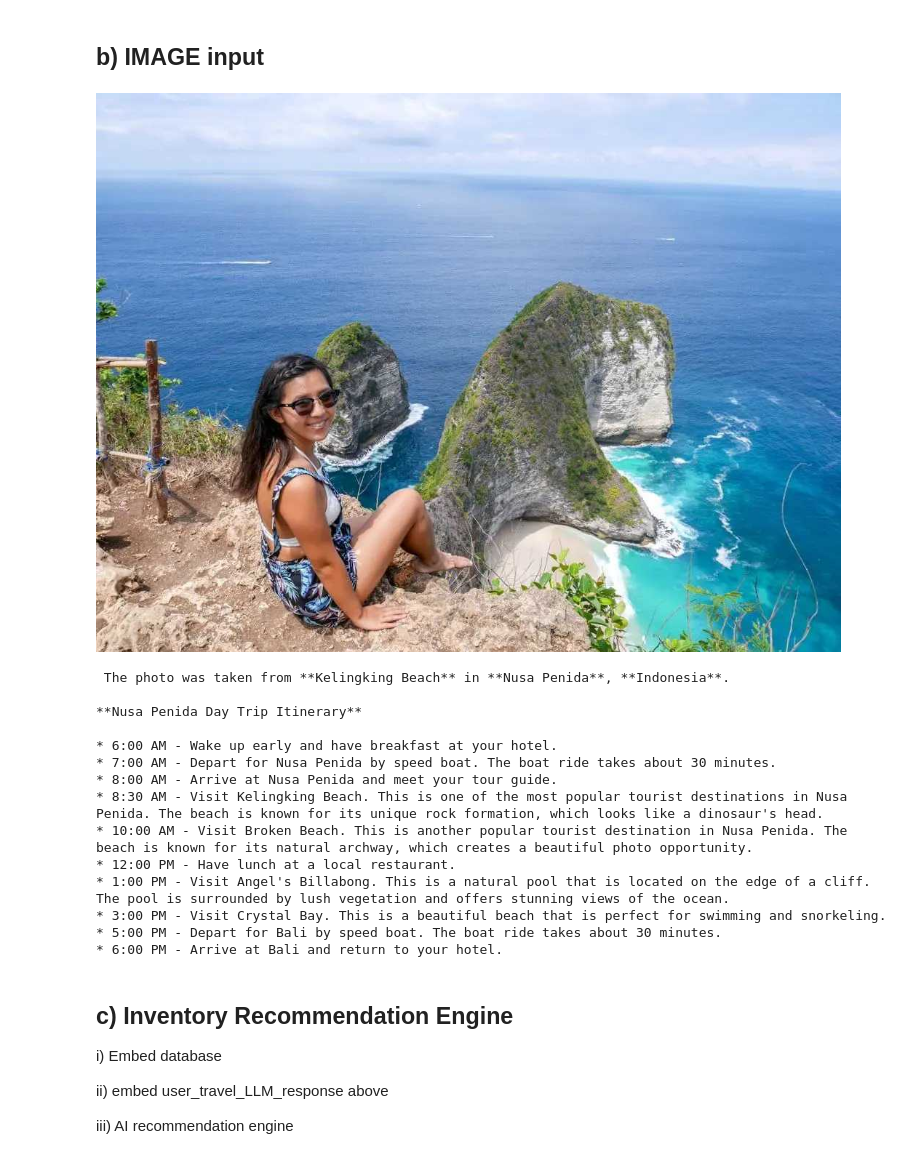
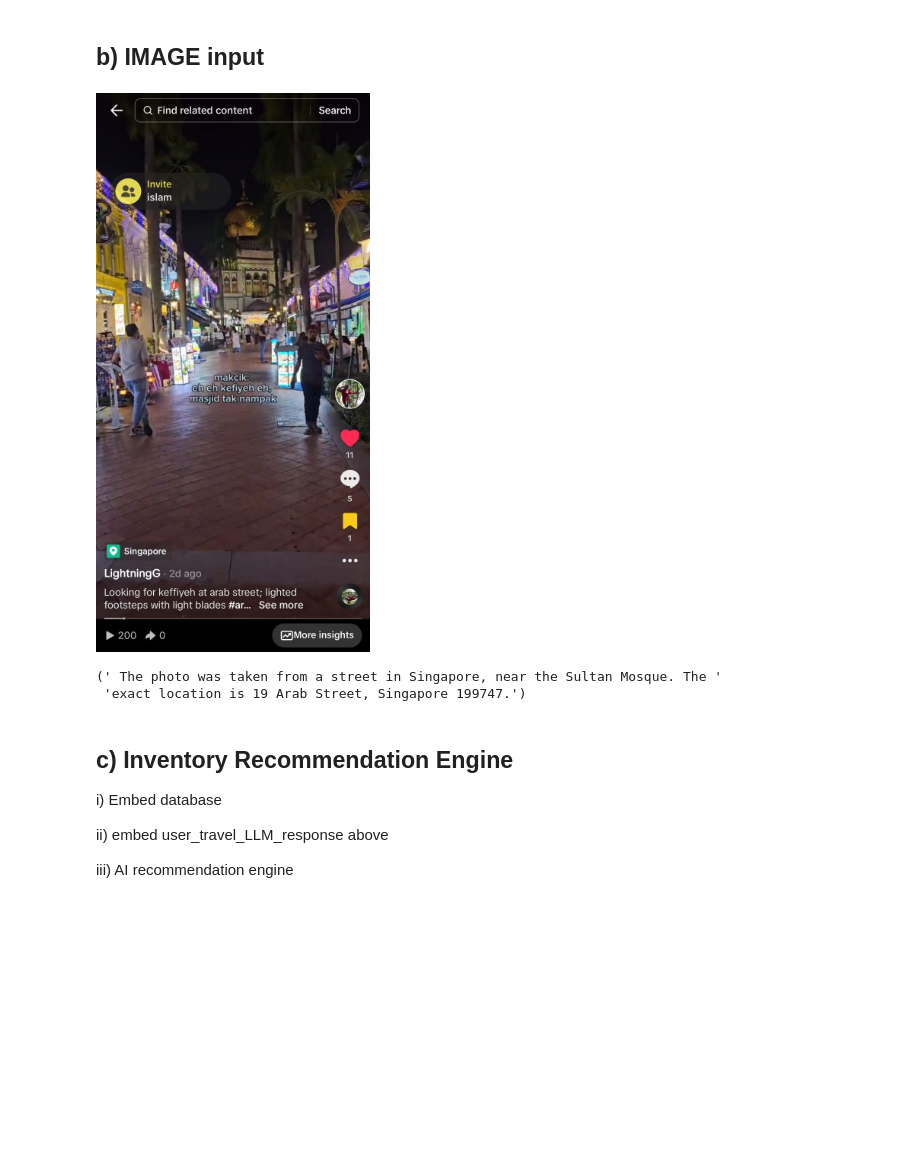
Before and after one commit to shaikrezashafiqbSA/adam-main, a Jupyter notebook: Concierge_RAG.ipynb, the cells around one changed output. Saved outputs shown, nothing was run; the diff lists cells and outputs as text; code cells hidden in the pictures; blank space fills up the shorter version.

```diff
--- a/Concierge_RAG.ipynb
+++ b/Concierge_RAG.ipynb
@@ -33,38 +33,26 @@ print(response.text)
 # %% [markdown]
 ## b) IMAGE input
 # %%
-image_path = "./database/travel/me-at-kelingking-beach-nusa-penida-bali-inonesia-laugh-traveleat.jpg"
-prompt_1 = "Tell me the location where this photo is taken from?"
+image_path = "./database/travel/sometiktokss.jpg"
+prompt_1 = "Tell me the location where this photo is taken from? Give me the exact location and the name of the place."
 prompt_2 = "Based on the response, recommend a full day trip travel itinerary"
 from IPython.display import Image, display
 display(Image(filename=image_path))
-
+from pprint import pprint
 from settings import GEMINI_API_KEY
 from llm_handler.GHandler import GHandler
 
 g_handler = GHandler(GEMINI_API_KEY)
 
 g_response = g_handler.prompt_image(model_name = "gemini-pro-vision",
                                   image_path = image_path,
                                   prompt_1 = prompt_1,
-                                  prompt_2 = prompt_2)
-print(g_response.text)
+                                  prompt_2 = None)
+pprint(g_response.text)
 # %% [output]
-[figure, old version]
+[figure, new version]
- The photo was taken from **Kelingking Beach** in **Nusa Penida**, **Indonesia**.
-
-**Nusa Penida Day Trip Itinerary**
-
-* 6:00 AM - Wake up early and have breakfast at your hotel.
-* 7:00 AM - Depart for Nusa Penida by speed boat. The boat ride takes about 30 minutes.
-* 8:00 AM - Arrive at Nusa Penida and meet your tour guide.
-* 8:30 AM - Visit Kelingking Beach. This is one of the most popular tourist destinations in Nusa Penida. The beach is known for its unique rock formation, which looks like a dinosaur's head.
-* 10:00 AM - Visit Broken Beach. This is another popular tourist destination in Nusa Penida. The beach is known for its natural archway, which creates a beautiful photo opportunity.
-* 12:00 PM - Have lunch at a local restaurant.
-* 1:00 PM - Visit Angel's Billabong. This is a natural pool that is located on the edge of a cliff. The pool is surrounded by lush vegetation and offers stunning views of the ocean.
-* 3:00 PM - Visit Crystal Bay. This is a beautiful beach that is perfect for swimming and snorkeling.
-* 5:00 PM - Depart for Bali by speed boat. The boat ride takes about 30 minutes.
-* 6:00 PM - Arrive at Bali and return to your hotel.
+(' The photo was taken from a street in Singapore, near the Sultan Mosque. The '
+ 'exact location is 19 Arab Street, Singapore 199747.')
 # %% [markdown]
 ## c) Inventory Recommendation Engine
 
```
Also changed, not shown: parts of 1 cell of this notebook, 10 other files.
